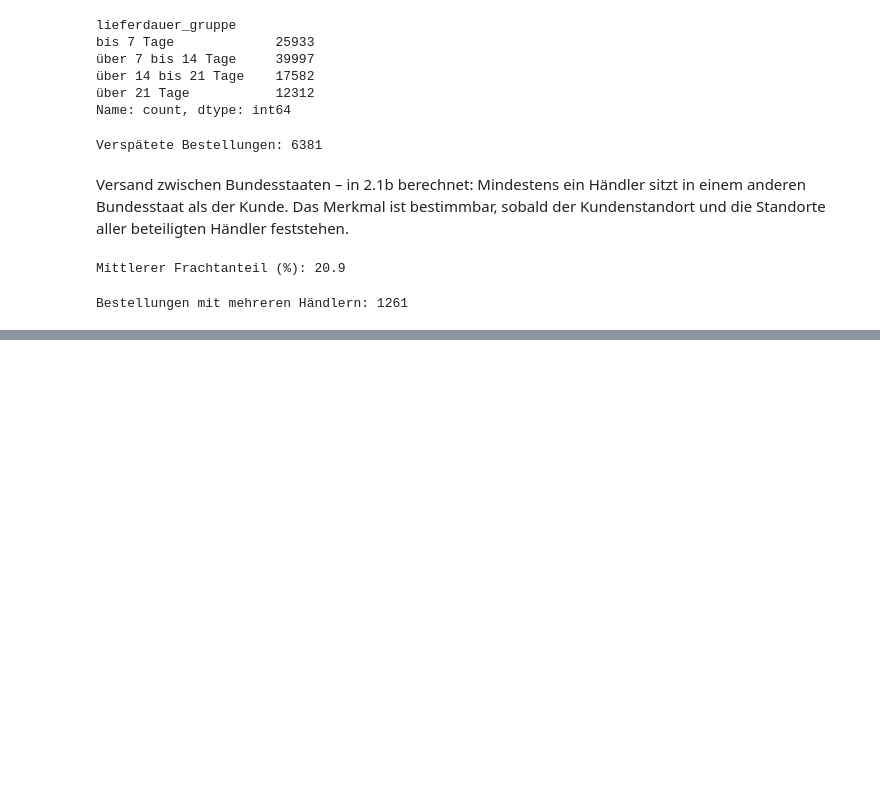
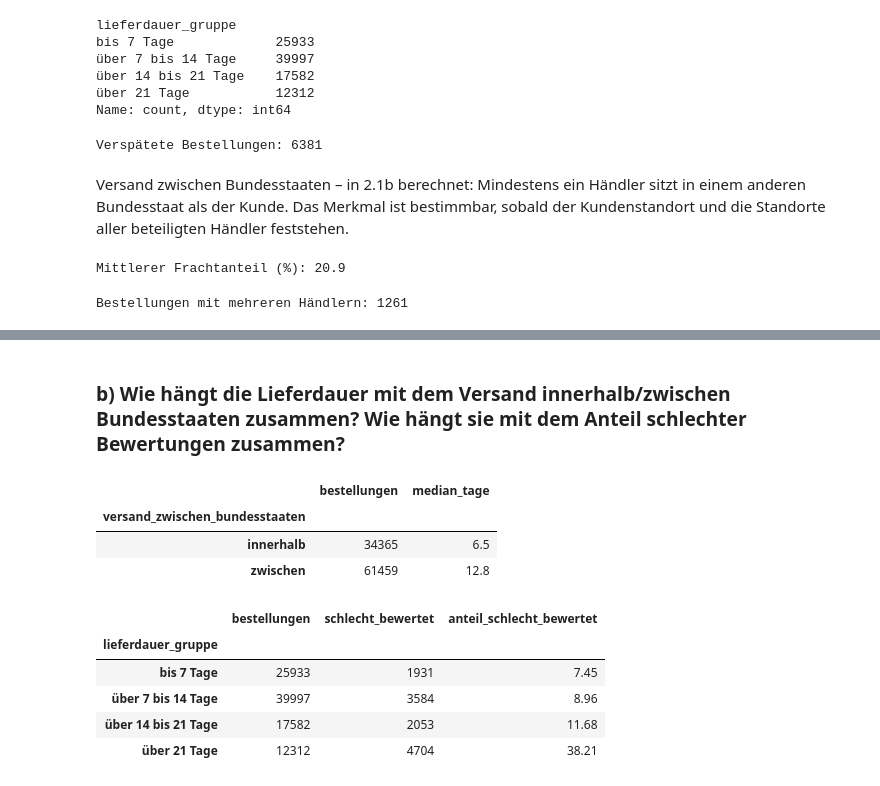
Before and after one commit to hagen-o/DABI1-Projekt, a Jupyter notebook: Main.ipynb, the cells around one changed output, grey strips where cells are left out. Saved outputs shown, nothing was run; the diff lists cells and outputs as text; code cells hidden in the pictures; blank space fills up the shorter version.

```diff
--- a/Main.ipynb
+++ b/Main.ipynb
@@ -532,0 +552,37 @@ Bestellungen mit mehreren Händlern: 1261
+# %% [markdown]
+### b) Wie hängt die Lieferdauer mit dem Versand innerhalb/zwischen Bundesstaaten zusammen? Wie hängt sie mit dem Anteil schlechter Bewertungen zusammen?
+# %%
+# 1. Typische Lieferdauer je Versandgruppe
+dauer_je_versand = (
+    analyse_bestellungen.groupby("versand_zwischen_bundesstaaten")
+    .agg(
+        bestellungen=("order_id", "size"),
+        median_tage=("lieferdauer_tage", "median")
+    )
+    .rename(index={False: "innerhalb", True: "zwischen"})
+)
+display(dauer_je_versand.round(1))
+
+# 2. Anteil schlechter Bewertungen je Lieferdauergruppe
+bewertung_je_dauer = (
+    analyse_bestellungen.groupby("lieferdauer_gruppe", observed=True)
+    .agg(
+        bestellungen=("order_id", "size"),
+        schlecht_bewertet=("schlechte_bewertung", "sum")
+    )
+)
+bewertung_je_dauer["anteil_schlecht_bewertet"] = (
+    100 * bewertung_je_dauer["schlecht_bewertet"] / bewertung_je_dauer["bestellungen"]
+)
+display(bewertung_je_dauer.round(2))
+# %% [output]
+|  | bestellungen | median_tage |
+| versand_zwischen_bundesstaaten |  |  |
+| innerhalb | 34365 | 6.5 |
+| zwischen | 61459 | 12.8 |
+|  | bestellungen | schlecht_bewertet | anteil_schlecht_bewertet |
+| lieferdauer_gruppe |  |  |  |
+| bis 7 Tage | 25933 | 1931 | 7.45 |
+| über 7 bis 14 Tage | 39997 | 3584 | 8.96 |
+| über 14 bis 21 Tage | 17582 | 2053 | 11.68 |
+| über 21 Tage | 12312 | 4704 | 38.21 |
```
Also changed, not shown: parts of 9 cells of this notebook.
